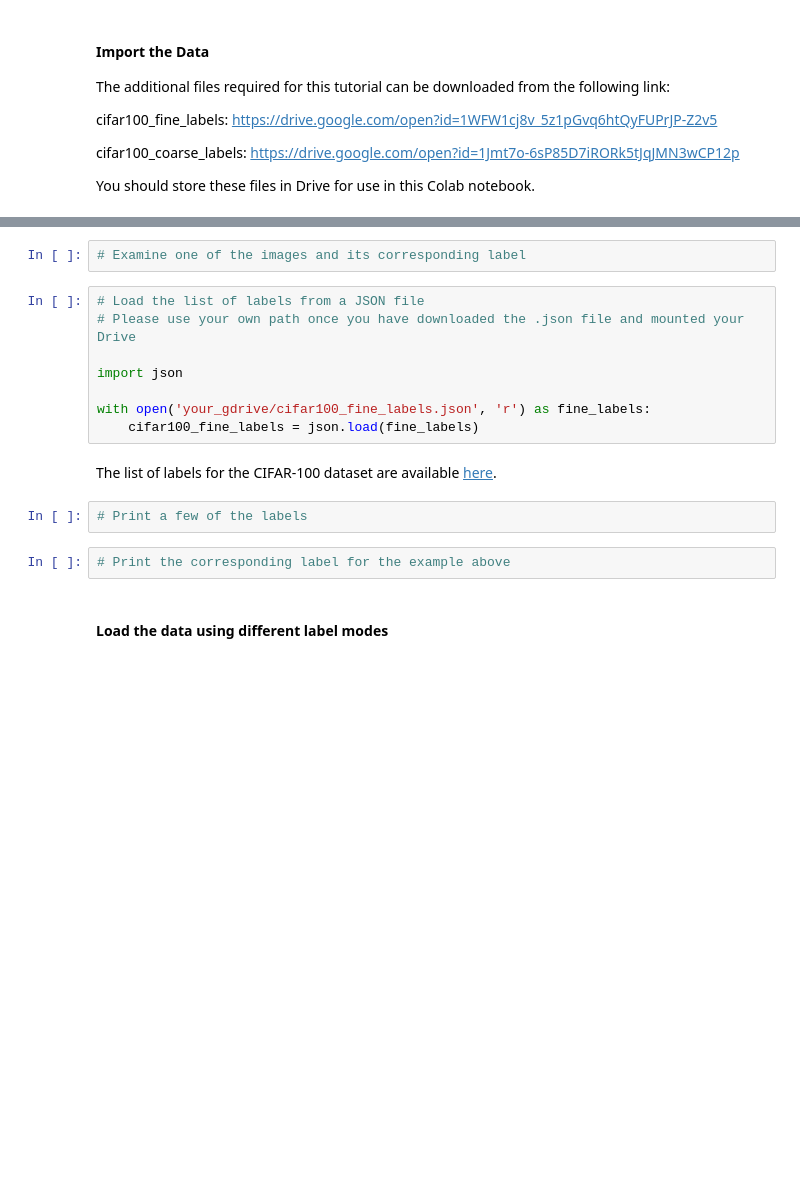
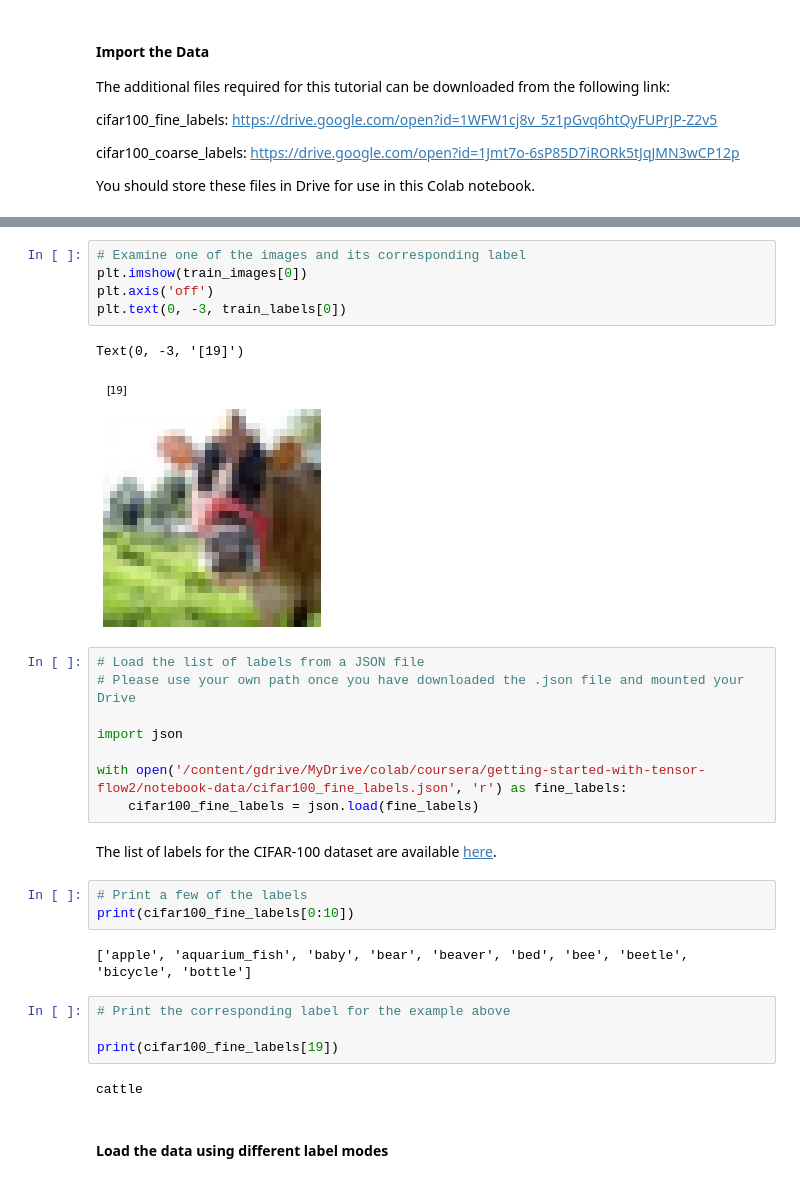
Before and after one commit to gromag/Gym-NeuralNetwork, a Jupyter notebook: Gym 10 - Customising Tensorflow/Coursera_Week2_Coding_Tutorial.ipynb, the cells around one changed output, grey strips where cells are left out. Cells and saved outputs as stored; diff of their text form; blank space fills up the shorter version.

```diff
--- a/Gym 10 - Customising Tensorflow/Coursera_Week2_Coding_Tutorial.ipynb
+++ b/Gym 10 - Customising Tensorflow/Coursera_Week2_Coding_Tutorial.ipynb
@@ -59,19 +68,32 @@ MessageError: ignored
 # %%
 # Examine one of the images and its corresponding label
+plt.imshow(train_images[0])
+plt.axis('off')
+plt.text(0, -3, train_labels[0])
+# %% [output]
+Text(0, -3, '[19]')
+[figure, added]
 # %%
 # Load the list of labels from a JSON file
 # Please use your own path once you have downloaded the .json file and mounted your Drive
 
 import json
 
-with open('your_gdrive/cifar100_fine_labels.json', 'r') as fine_labels:
+with open('/content/gdrive/MyDrive/colab/coursera/getting-started-with-tensor-flow2/notebook-data/cifar100_fine_labels.json', 'r') as fine_labels:
     cifar100_fine_labels = json.load(fine_labels)
 # %% [markdown]
 The list of labels for the CIFAR-100 dataset are available [here](https://www.cs.toronto.edu/~kriz/cifar.html).
 # %%
 # Print a few of the labels
+print(cifar100_fine_labels[0:10])
+# %% [output]
+['apple', 'aquarium_fish', 'baby', 'bear', 'beaver', 'bed', 'bee', 'beetle', 'bicycle', 'bottle']
 # %%
 # Print the corresponding label for the example above
+
+print(cifar100_fine_labels[19])
+# %% [output]
+cattle
 # %% [markdown]
 #### Load the data using different label modes
 # %%
```
Also changed, not shown: parts of 26 cells of this notebook.
